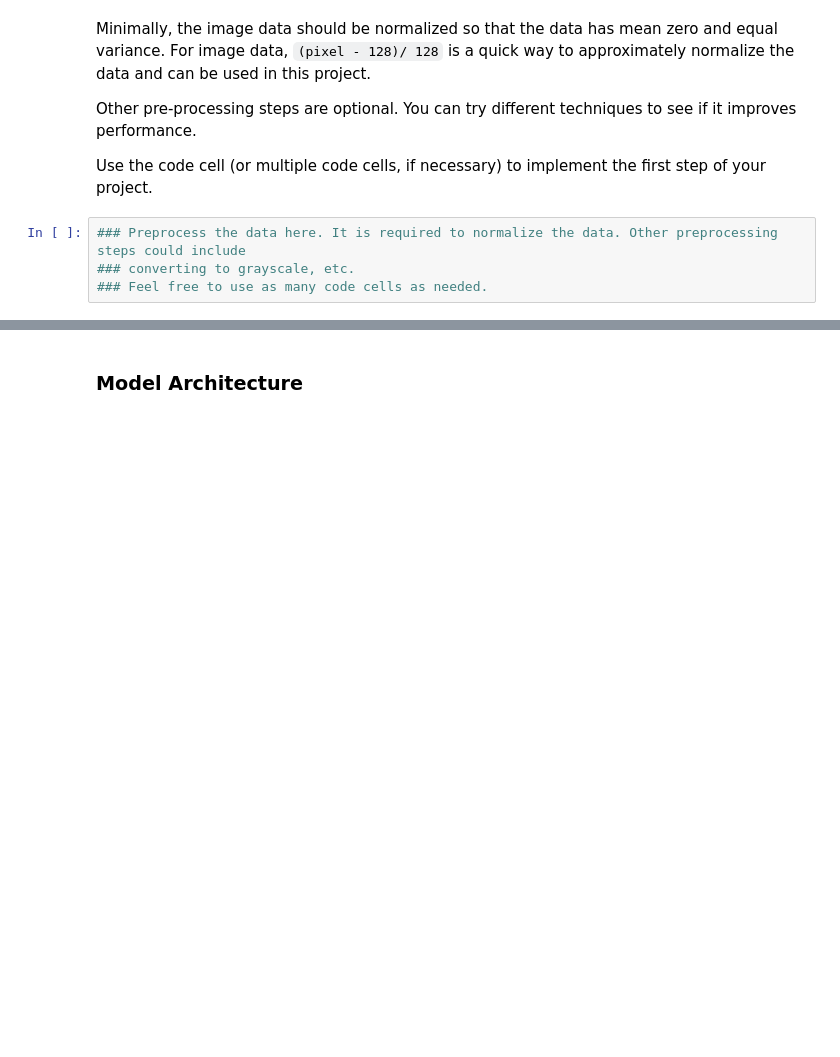
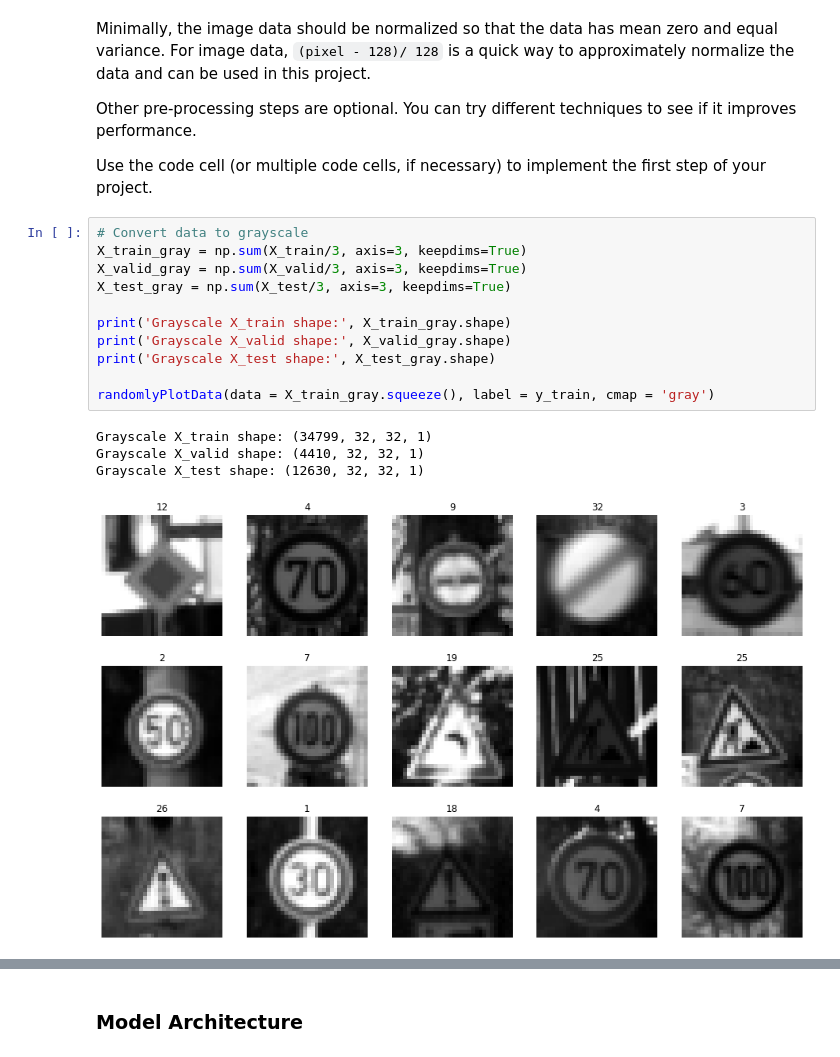
Before and after one commit to paulyehtw/CarND-Traffic-Sign-Classifier-Project, a Jupyter notebook: Traffic_Sign_Classifier.ipynb, the cells around one changed output, grey strips where cells are left out. Drawn from its saved outputs; the diff is of its cells as text; blank space fills up the shorter version.

```diff
--- a/Traffic_Sign_Classifier.ipynb
+++ b/Traffic_Sign_Classifier.ipynb
@@ -145,7 +174,19 @@ Minimally, the image data should be normalized so that the data has mean zero an
 Other pre-processing steps are optional. You can try different techniques to see if it improves performance.
 
 Use the code cell (or multiple code cells, if necessary) to implement the first step of your project.
-# %%
-### Preprocess the data here. It is required to normalize the data. Other preprocessing steps could include
-### converting to grayscale, etc.
-### Feel free to use as many code cells as needed.
+# %%
+# Convert data to grayscale
+X_train_gray = np.sum(X_train/3, axis=3, keepdims=True)
+X_valid_gray = np.sum(X_valid/3, axis=3, keepdims=True)
+X_test_gray = np.sum(X_test/3, axis=3, keepdims=True)
+
+print('Grayscale X_train shape:', X_train_gray.shape)
+print('Grayscale X_valid shape:', X_valid_gray.shape)
+print('Grayscale X_test shape:', X_test_gray.shape)
+
+randomlyPlotData(data = X_train_gray.squeeze(), label = y_train, cmap = 'gray')
+# %% [output]
+Grayscale X_train shape: (34799, 32, 32, 1)
+Grayscale X_valid shape: (4410, 32, 32, 1)
+Grayscale X_test shape: (12630, 32, 32, 1)
+[figure, added]
```
Also changed, not shown: parts of 4 cells of this notebook.
